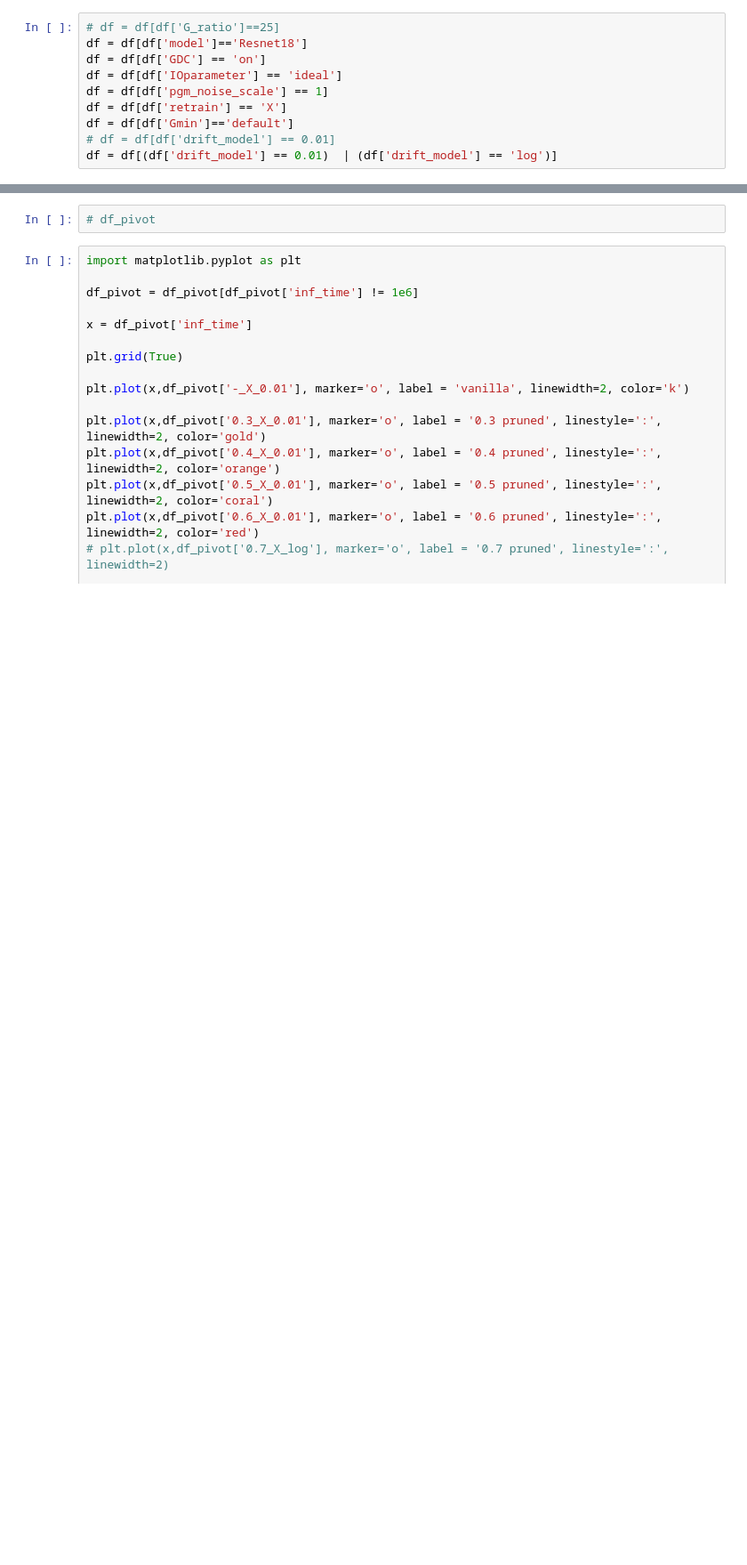
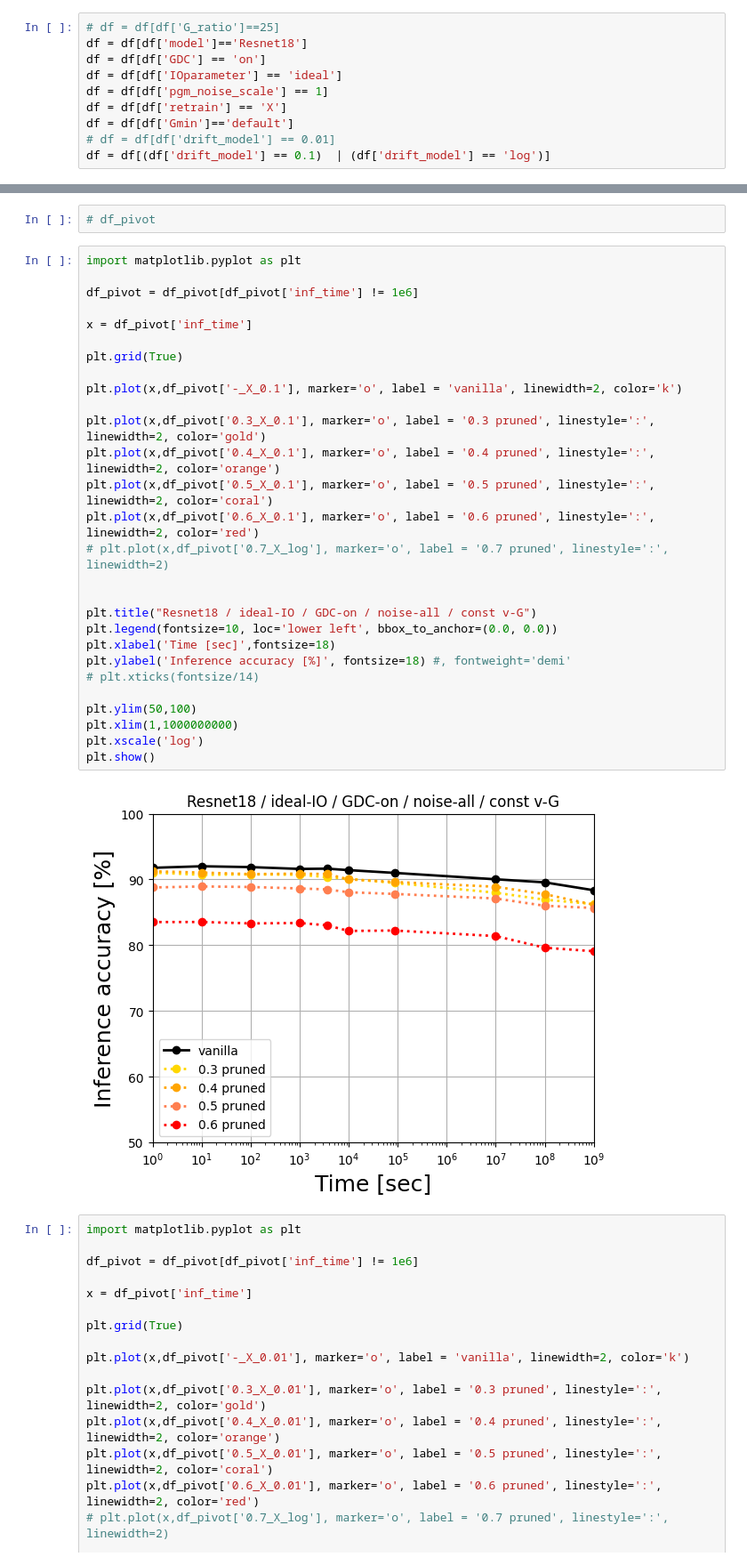
Before and after one commit to PRAM-weight-biasing/PRAM-weight-biasing, a Jupyter notebook: z_data_processing/250315_acc_plot.ipynb, the cells around one changed output, grey strips where cells are left out. Shown at 89% size. Cells and saved outputs as stored; diff of their text form; blank space fills up the shorter version.

```diff
--- a/z_data_processing/250315_acc_plot.ipynb
+++ b/z_data_processing/250315_acc_plot.ipynb
@@ -40,7 +40,7 @@ df = df[df['pgm_noise_scale'] == 1]
 df = df[df['retrain'] == 'X']
 df = df[df['Gmin']=='default']
 # df = df[df['drift_model'] == 0.01]
-df = df[(df['drift_model'] == 0.01)  | (df['drift_model'] == 'log')]
+df = df[(df['drift_model'] == 0.1)  | (df['drift_model'] == 'log')]
 # %%
 df['pruning'].unique()
 # %% [output]
@@ -60,6 +60,36 @@ df_pivot = df.pivot_table(index=pivot_index, columns='new_col', values='accuracy
 df_pivot.reset_index(inplace=True) # index to columns
 # %%
 # df_pivot
+# %%
+import matplotlib.pyplot as plt
+
+df_pivot = df_pivot[df_pivot['inf_time'] != 1e6]
+
+x = df_pivot['inf_time']
+
+plt.grid(True)
+
+plt.plot(x,df_pivot['-_X_0.1'], marker='o', label = 'vanilla', linewidth=2, color='k')
+
+plt.plot(x,df_pivot['0.3_X_0.1'], marker='o', label = '0.3 pruned', linestyle=':', linewidth=2, color='gold')
+plt.plot(x,df_pivot['0.4_X_0.1'], marker='o', label = '0.4 pruned', linestyle=':', linewidth=2, color='orange')
+plt.plot(x,df_pivot['0.5_X_0.1'], marker='o', label = '0.5 pruned', linestyle=':', linewidth=2, color='coral')
+plt.plot(x,df_pivot['0.6_X_0.1'], marker='o', label = '0.6 pruned', linestyle=':', linewidth=2, color='red')
+# plt.plot(x,df_pivot['0.7_X_log'], marker='o', label = '0.7 pruned', linestyle=':', linewidth=2)
+
+
+plt.title("Resnet18 / ideal-IO / GDC-on / noise-all / const v-G")
+plt.legend(fontsize=10, loc='lower left', bbox_to_anchor=(0.0, 0.0))
+plt.xlabel('Time [sec]',fontsize=18)
+plt.ylabel('Inference accuracy [%]', fontsize=18) #, fontweight='demi'
+# plt.xticks(fontsize/14)
+
+plt.ylim(50,100)
+plt.xlim(1,1000000000)
+plt.xscale('log')
+plt.show()
+# %% [output]
+[figure, added]
 # %%
 import matplotlib.pyplot as plt
 
```
Also changed, not shown: parts of 1 cell of this notebook.
